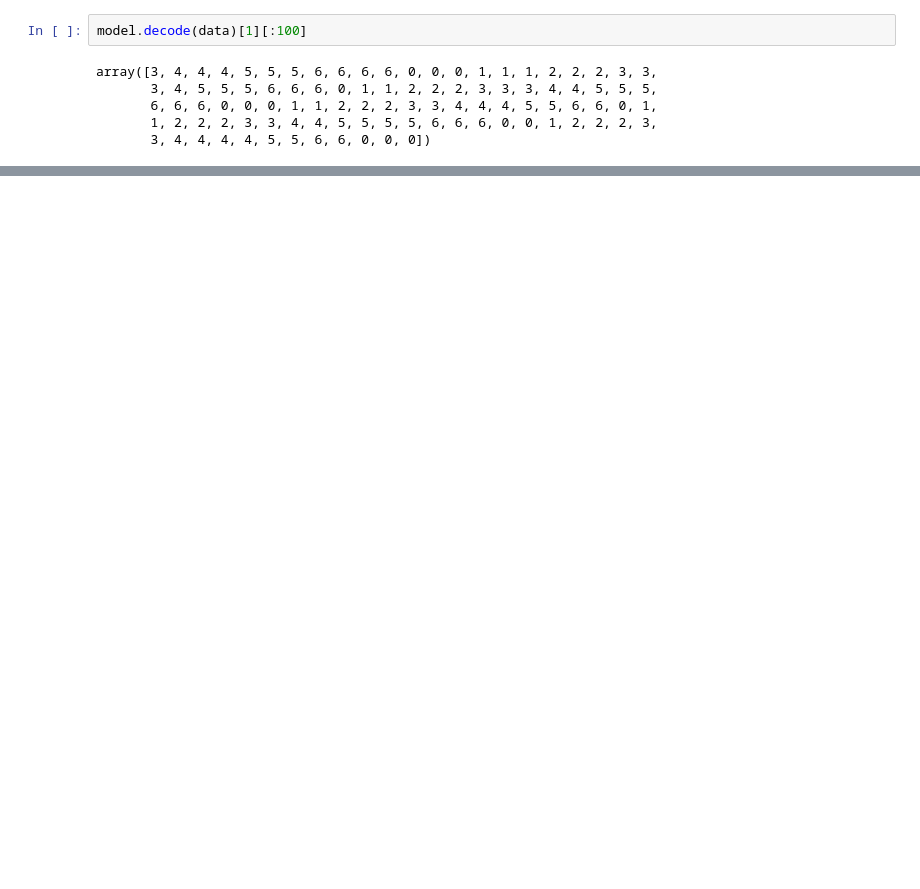
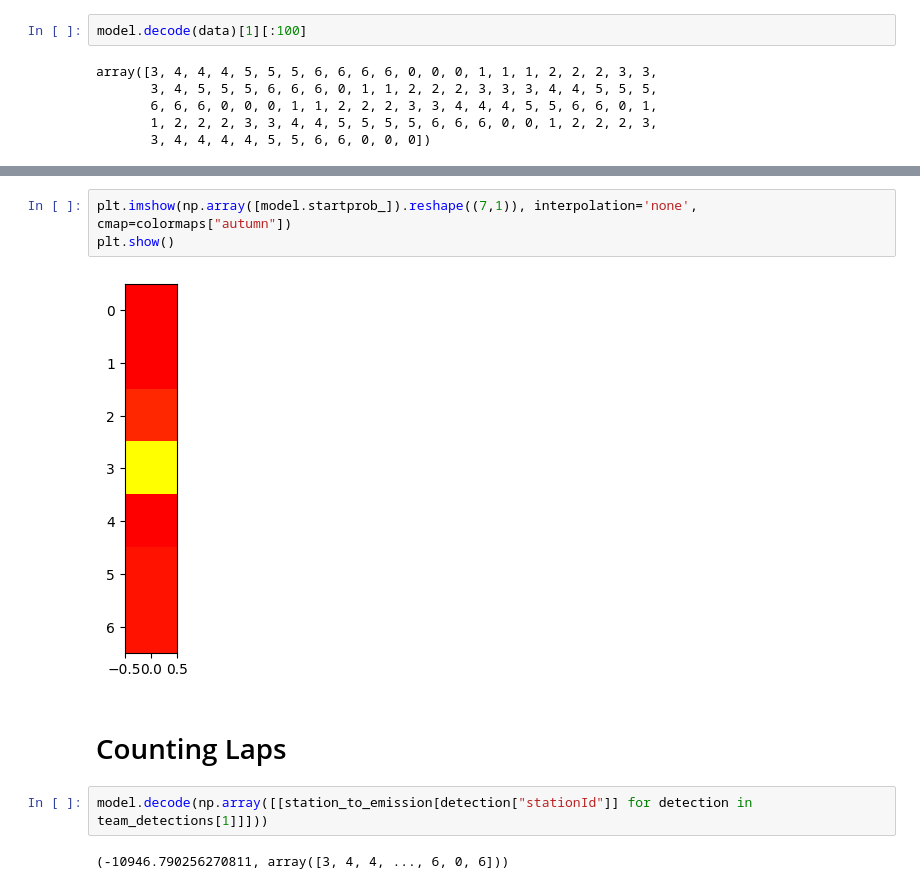
Before and after one commit to FKD13/12urenloop-hmmlearn, a Jupyter notebook: hmmtries.ipynb, the cells around one changed output, grey strips where cells are left out. Drawn from its saved outputs; the diff is of its cells as text; blank space fills up the shorter version.

```diff
--- a/hmmtries.ipynb
+++ b/hmmtries.ipynb
@@ -328,0 +220,11 @@ array([3, 4, 4, 4, 5, 5, 5, 6, 6, 6, 6, 0, 0, 0, 1, 1, 1, 2, 2, 2, 3, 3,
+# %%
+plt.imshow(np.array([model.startprob_]).reshape((7,1)), interpolation='none', cmap=colormaps["autumn"])
+plt.show()
+# %% [output]
+[figure, added]
+# %% [markdown]
+# Counting Laps
+# %%
+model.decode(np.array([[station_to_emission[detection["stationId"]] for detection in team_detections[1]]]))
+# %% [output]
+(-10946.790256270811, array([3, 4, 4, ..., 6, 0, 6]))
```
Also changed, not shown: parts of 24 cells of this notebook, 3 other files.
